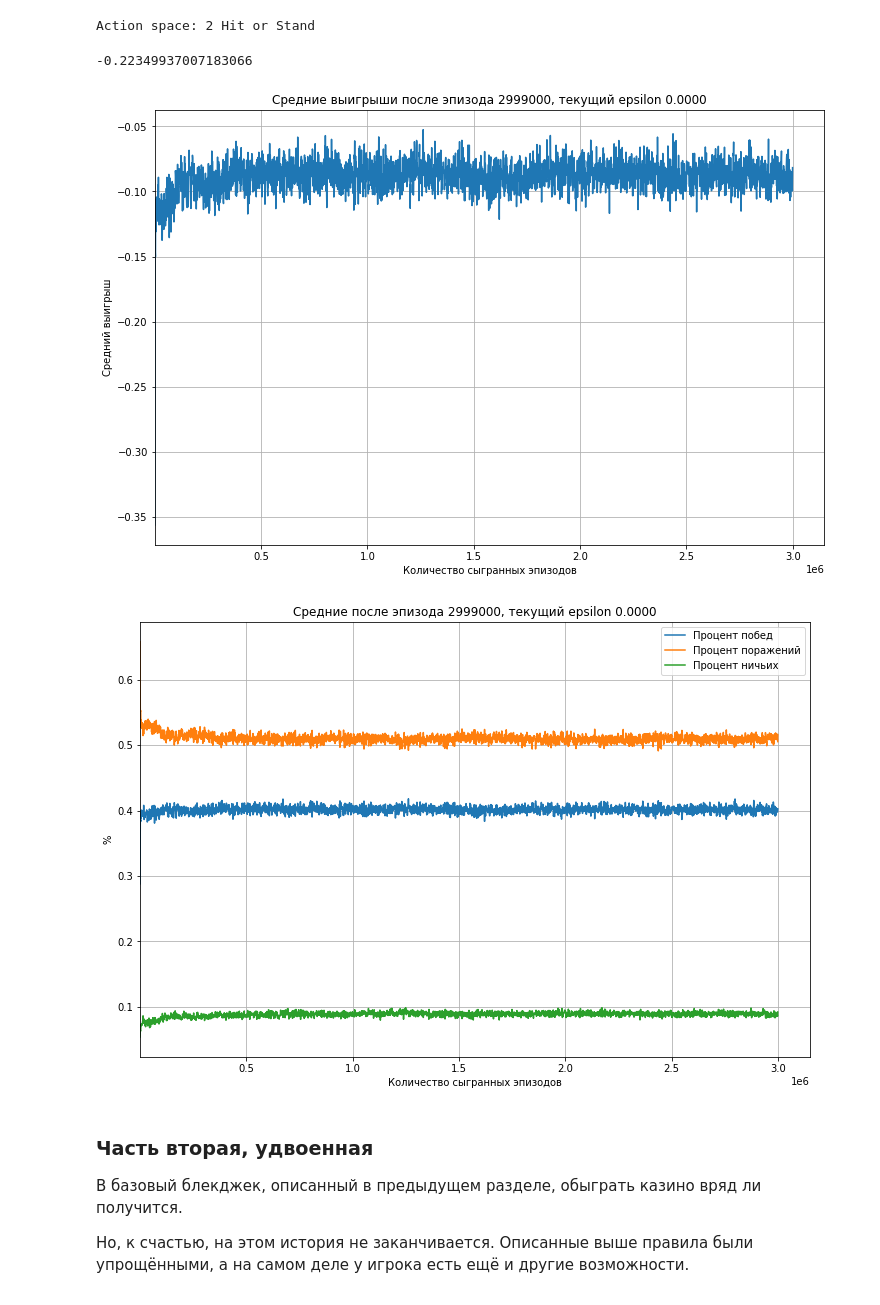
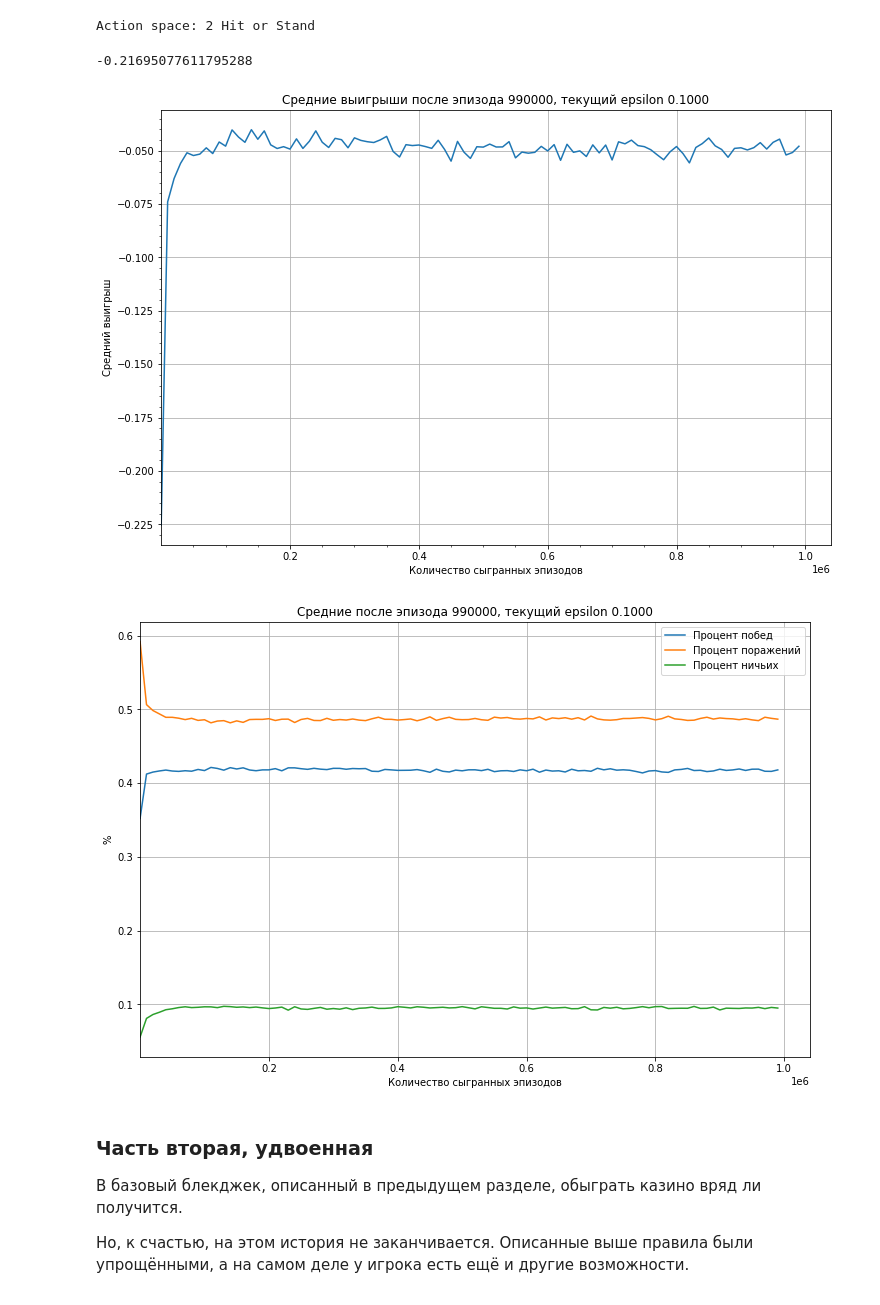
Before and after one commit to kotekjedi/Reinforcement_Learning_made_2020_HW, a Jupyter notebook: RL_HW1.ipynb, the cells around one changed output. Saved outputs shown, nothing was run; the diff lists cells and outputs as text; code cells hidden in the pictures.

```diff
--- a/RL_HW1.ipynb
+++ b/RL_HW1.ipynb
@@ -92,21 +92,18 @@ def run_episode(pi_policy, env, actionSpace, eps=0.1):
     ended = False
 
     actions = []
-    states = []
+    states = [state]
     rewards = []
 
-    states.append(state)
-
     while not ended:
-        action = make_b_policy_soft_action(b_policy, pi_policy, (state), actionSpace, eps=eps)
+        action = make_b_policy_soft_action(b_policy, pi_policy, state, actionSpace, eps=eps)
         state, reward, ended, info = env.step(action)
 
         actions.append(action)
         rewards.append(reward)
         states.append(state)
     else:
-        actions.append(action)
-        rewards.append(reward)
+        states.pop()
 
     return b_policy, states, actions, rewards
 # %%
@@ -141,7 +138,7 @@ def conduct_experiments_pi(pi_policy, env, num_experiments=1000, return_states=F
                 wins += 1
             elif reward == 0:
                 draws += 1
-            elif reward == -1:
+            else:
                 losses += 1
 
     env.close()
@@ -158,6 +155,7 @@ def plot_rewards(indicies, results, eps=0.1):
     plt.ylabel("Средний выигрыш")
     plt.title(f"Средние выигрыши после эпизода {i}, текущий epsilon {eps:.4f}")
     plt.xlim(left=1)
+    plt.minorticks_on()
 
     plt.grid(True)
 
@@ -206,8 +204,8 @@ for state in S:
 
 # гиперпараметры
 epsilon = 0.3
-eps_decay = 5e-8
-gamma = 0.95
+eps_decay = 3e-7
+gamma = 1
 
 pi_policy = {}
 for state in S:
@@ -249,64 +247,59 @@ for state in Q_truncated:
 
 np.mean(list(Q_truncated.values()))
 # %% [output]
--0.22349937007183066
+-0.21695077611795288
 # %%
-training_episodes = 3_000_000
+training_episodes = 1_000_000
 
 experiments_mean = []
 wins_mean = []
 loses_mean = []
 draws_mean = []
 
 indicies = []
 
 for i in range(training_episodes):
-    if i % 1_000 == 0:
+    if i % 1_000_0 == 0:
         indicies.append(i)
 
-        mean_rewards, mean_wins, mean_loses, mean_draws = conduct_experiments_pi(pi_policy, env, 1_000_0)
+        mean_rewards, mean_wins, mean_loses, mean_draws = conduct_experiments_pi(pi_policy, env, 1_000_00)
         experiments_mean.append(mean_rewards)
         wins_mean.append(mean_wins)
         loses_mean.append(mean_loses)
         draws_mean.append(mean_draws)
 
         plot_rewards(indicies, experiments_mean, eps=epsilon)
         plot_stats(indicies, wins_mean, loses_mean, draws_mean, eps=epsilon)
         clear_output(wait=True)
 
 #     MC off-policy algorithm
     b_policy, states, actions, rewards = run_episode(pi_policy, env, actionSpace, epsilon)
 
     G = 0
     W = 1
-    terminal = True
+
     for state, action, reward in reversed(list(zip(states, actions, rewards))):
-        if terminal:
-            terminal = False
-        else:
-            C[state, action] += W
-            Q[state, action] += (W / C[state, action])*(G-Q[state, action])
-            pi_policy_action = make_pi_policy_greedy_action(Q, pi_policy, state, actionSpace=actionSpace)
+        G = gamma*G + reward
+        C[state, action] += W
+        Q[state, action] += (W / C[state, action])*(G-Q[state, action])
+        pi_policy_action = make_pi_policy_greedy_action(Q, pi_policy, state, actionSpace=actionSpace)
 
-            # Если действие не соответствует лучшей стратегии, дальше не надо смотреть
-            if action != pi_policy_action:
-                break
+        # Если действие не соответствует лучшей стратегии, дальше не надо смотреть
+        if action != pi_policy_action:
+            break
 
-            soft_prob_b = 0
-            if len(b_policy[state]) == 1:
-                soft_prob_b = 1 - epsilon
-            soft_prob_b += epsilon / len(b_policy[state])
+        soft_prob_b = 0
+        if len(b_policy[state]) == 1:
+            soft_prob_b = 1 - epsilon
+        soft_prob_b += epsilon / len(b_policy[state])
 
-            W *= 1 / soft_prob_b
-        G = gamma*G + reward
+        W *= 1 / soft_prob_b
 #         пробуем уменьшать exploration
-        if epsilon > eps_decay:
+        if epsilon > 0.1:
             epsilon -= eps_decay
-        else:
-            epsilon = eps_decay
 # %% [output]
-[figure, old version]
+[figure, new version]
-[figure, old version]
+[figure, new version]
 # %% [markdown]
 ### Часть вторая, удвоенная
 В базовый блекджек, описанный в предыдущем разделе, обыграть казино вряд ли получится.
```
Also changed, not shown: parts of 12 cells of this notebook.
